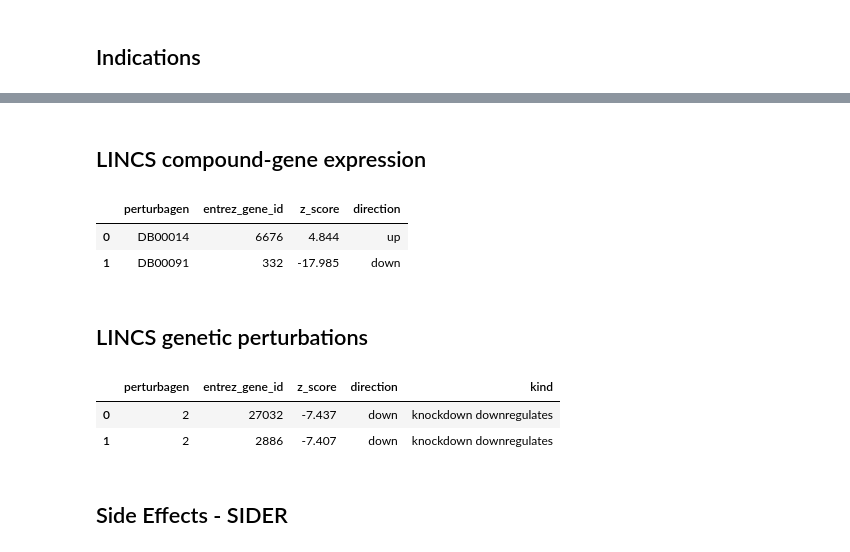
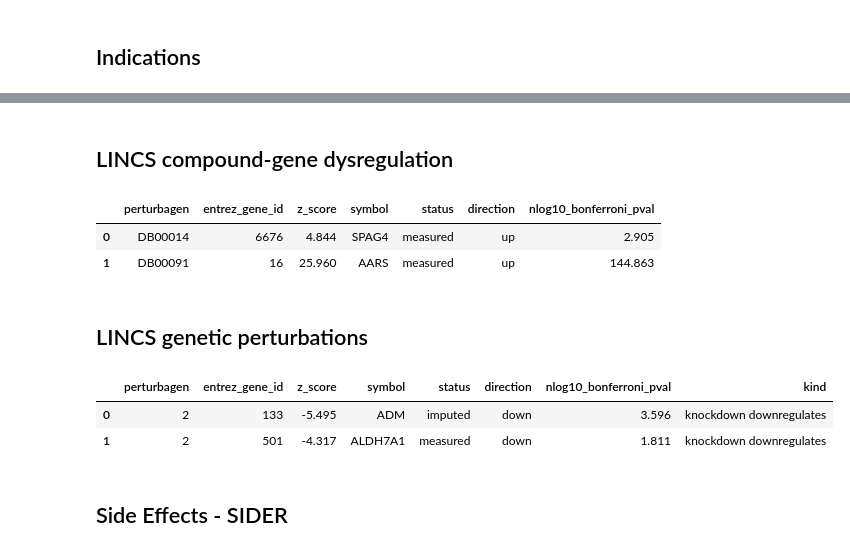
Before and after one commit to dhimmel/integrate, a Jupyter notebook: integrate.ipynb, the cells around one changed output, grey strips where cells are left out. Cells and saved outputs as stored; diff of their text form; code cells hidden in the pictures.

```diff
--- a/integrate.ipynb
+++ b/integrate.ipynb
@@ -478,18 +473,18 @@ for i, row in indication_df.iterrows():
     data = {'unbiased': False, 'license': 'CC0 1.0'}
     graph.add_edge(source_id, target_id, row['kind'], 'both', data)
 # %% [markdown]
-## LINCS compound-gene expression
+## LINCS compound-gene dysregulation
 # %%
-commit = 'ff88e02ba45d62a5e7874c05c3ef019d06e235ed'
+commit = 'abcb12f942f93e3ee839e5e3593f930df2c56845'
 # %%
-url = rawgit('dhimmel', 'lincs', commit, 'data/consensi/binary/consensi-drugbank-binary.tsv')
+url = rawgit('dhimmel', 'lincs', commit, 'data/consensi/signif/dysreg-drugbank.tsv')
 l1000_df = pandas.read_table(url)
-l1000_df = l1000_df[l1000_df.perturbagen.isin(compound_df.drugbank_id)]
+l1000_df = l1000_df.query("perturbagen in @compound_df.drugbank_id and entrez_gene_id in @coding_genes")
 l1000_df.head(2)
 # %% [output]
-|  | perturbagen | entrez_gene_id | z_score | direction |
-| 0 | DB00014 | 6676 | 4.844 | up |
-| 1 | DB00091 | 332 | -17.985 | down |
+|  | perturbagen | entrez_gene_id | z_score | symbol | status | direction | nlog10_bonferroni_pval |
+| 0 | DB00014 | 6676 | 4.844 | SPAG4 | measured | up | 2.905 |
+| 1 | DB00091 | 16 | 25.960 | AARS | measured | up | 144.863 |
 # %%
 mapper = {'up': 'upregulates', 'down': 'downregulates'}
 for i, row in l1000_df.iterrows():
@@ -500,25 +495,26 @@ for i, row in l1000_df.iterrows():
     graph.add_edge(source_id, target_id, kind, 'both', data)
 # %% [markdown]
 ## LINCS genetic perturbations
+# %%
+url = rawgit('dhimmel', 'lincs', commit, 'data/consensi/signif/dysreg-knockdown.tsv')
+l1000_kd_df = pandas.read_table(url)
+
+url = rawgit('dhimmel', 'lincs', commit, 'data/consensi/signif/dysreg-overexpression.tsv')
+l1000_oe_df = pandas.read_table(url)
 # %%
-url = rawgit('dhimmel', 'lincs', commit, 'data/consensi/binary/consensi-knockdown-binary.tsv')
-l1000_kd_df = pandas.pandas.read_table(url)
-
-url = rawgit('dhimmel', 'lincs', commit, 'data/consensi/binary/consensi-overexpression-binary.tsv')
-l1000_oe_df = pandas.pandas.read_table(url)
-
 mapper = {'up': 'knockdown upregulates', 'down': 'knockdown downregulates'}
 l1000_kd_df['kind'] = l1000_kd_df.direction.map(lambda x: mapper[x])
 
 mapper = {'up': 'overexpression upregulates', 'down': 'overexpression downregulates'}
 l1000_oe_df['kind'] = l1000_oe_df.direction.map(lambda x: mapper[x])
 
 l1000_genetic_df = pandas.concat([l1000_kd_df, l1000_oe_df])
-l1000_genetic_df = l1000_genetic_df[l1000_genetic_df.perturbagen.isin(coding_genes)]
+l1000_genetic_df = l1000_genetic_df.query('perturbagen in @coding_genes and entrez_gene_id in @coding_genes')
+l1000_genetic_df = l1000_genetic_df.query('perturbagen != entrez_gene_id')
 
 l1000_genetic_df.head(2)
 # %% [output]
-|  | perturbagen | entrez_gene_id | z_score | direction | kind |
-| 0 | 2 | 27032 | -7.437 | down | knockdown downregulates |
-| 1 | 2 | 2886 | -7.407 | down | knockdown downregulates |
+|  | perturbagen | entrez_gene_id | z_score | symbol | status | direction | nlog10_bonferroni_pval | kind |
+| 0 | 2 | 133 | -5.495 | ADM | imputed | down | 3.596 | knockdown downregulates |
+| 1 | 2 | 501 | -4.317 | ALDH7A1 | measured | down | 1.811 | knockdown downregulates |
 # %%
```
Also changed, not shown: parts of 24 cells of this notebook, 10 other files.
